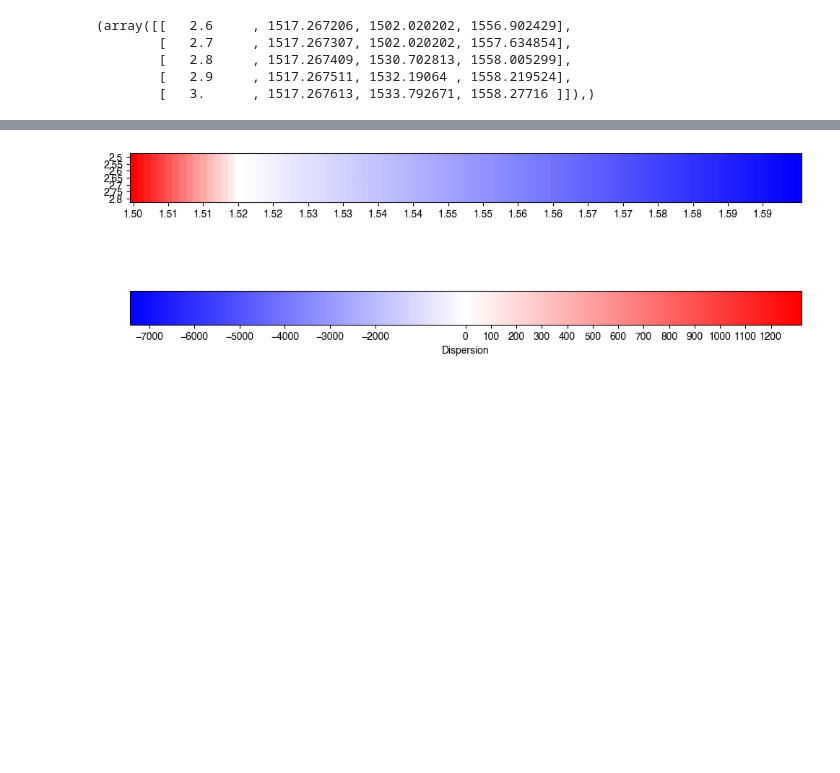
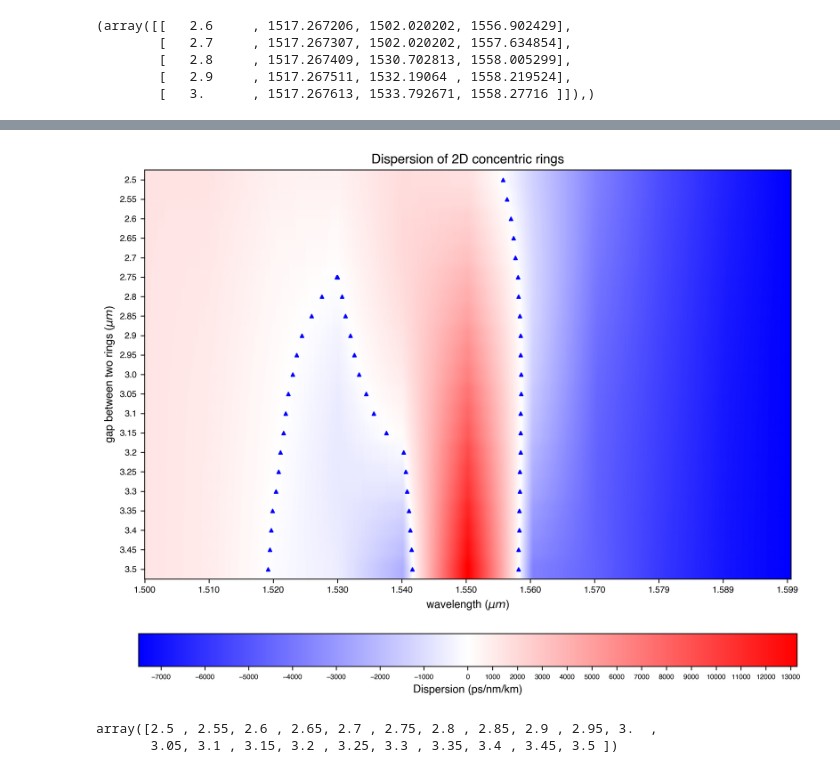
Before and after one commit to Harryxwh/SiNDispersionEngineering, a Jupyter notebook: 2D concentric rings.ipynb, the cells around one changed output, grey strips where cells are left out. Cells and saved outputs as stored; diff of their text form; code cells hidden in the pictures; blank space fills up the shorter version.

Commit message:
2D concentric and parallel rings: results extraction

```diff
--- a/2D concentric rings.ipynb
+++ b/2D concentric rings.ipynb
@@ -9,13 +4,0 @@ int(np.log10(2000)-0.5)
-# %%
-def ticks_arr(data_arr):
-    largest_divider_max = 10**int(np.log10(np.max(data_arr))-0.5)
-    ticks_arr = np.arange(largest_divider_max,
-                          int(np.max(data_arr)/largest_divider_max)*largest_divider_max,
-                          largest_divider_max)
-    if np.min(data_arr)<0:
-        largest_divider_min = 10**int(np.log10(-np.min(data_arr)))
-        nega_arr = np.arange(int(np.min(data_arr)/largest_divider_min)*largest_divider_min,
-                             -largest_divider_min, largest_divider_min)
-        ticks_arr = np.r_[nega_arr,np.array([0,]),ticks_arr]
-
-    return ticks_arr
@@ -66,6 +39,6 @@ Plot_curve(data_arr,
 # %%
-filename_D_iso = "./results/Dispersion_isolated_WG.csv"
-filename_D_coupled = "./results/Dispersion_coupled_WG.csv"
+filename_D_iso = "./results/Dispersion_isolated_WG copy.csv"
+filename_D_coupled = "./results/Dispersion_coupled_WG copy.csv"
 # %%
 df_iso = pd.read_csv(filename_D_iso)
 Y_data = ()
@@ -114,22 +83,36 @@ gap:2.80
 # %%
 from matplotlib.colors import TwoSlopeNorm
 fonttype = "Helvetica"
-fontsize = 10
+fontsize = 8
 colormap = "bwr"
-figsize  = (12,8)
+# colormap = "berlin"
+figsize  = (12,9)
 cbar_num_of_pts = 6
+norm    = TwoSlopeNorm(vmin=np.min(data_arr), vcenter=0, vmax=np.max(data_arr))
 
-norm = TwoSlopeNorm(vmin=np.min(data_arr), vcenter=0, vmax=np.max(data_arr))
+fig, ax = plt.subplots(figsize=figsize,dpi=300)
+im      = ax.imshow(data_arr,cmap= colormap,norm=norm, aspect=30)
+# ax.plot(np.arange(0,num_of_wavl_pts,1),1*np.ones(num_of_wavl_pts))
+ax.scatter(data_arr_zero_loc_list[:,0],data_arr_zero_loc_list[:,1], s=10, c='b', marker='^',)
+cbar = fig.colorbar(im, ax=ax, orientation='horizontal',
+                    shrink=0.9, pad=0.1)  # shrink: 缩放比例，pad: 间距
+cbar.set_ticks(ticks_arr(data_arr))
+cbar.ax.tick_params(labelsize=fontsize*0.8)
+# cbar.set_label(r"sgn(D) $\log_{10}$($|D|$)")
+cbar.set_label(r"Dispersion (ps/nm/km)")
 
-fig, ax = plt.subplots(figsize=figsize)
-im = ax.imshow(data_arr,cmap= colormap,norm=norm)
-cbar = fig.colorbar(im, ax=ax, orientation='horizontal',
-                    shrink=1, pad=0.2)  # shrink: 缩放比例，pad: 间距
-cbar.set_ticks(ticks_arr(data_arr))
-cbar.set_label("Dispersion")
-
-plt.xticks(np.arange(0,len(wavl_arr)-1,fold_num),wavl_arr_ticks,fontproperties = fonttype, size = fontsize)
+plt.xticks(xticks_ori,wavl_arr_ticks,fontproperties = fonttype, size = fontsize)
 plt.yticks(np.arange(0,len(gap_arr),1),gap_arr,fontproperties = fonttype, size = fontsize)
+plt.xlabel(r"wavelength ($\mu m$)")
+plt.ylabel(r"gap between two rings ($\mu m$)")
+title = "Dispersion of 2D concentric rings"
+plt.title(title)
+plt.savefig("./results/"+title+".jpg")
 plt.show()
 # %% [output]
-[figure, old version]
+[figure, new version]
+# %%
+np.linspace(2.5,3.5,21)
+# %% [output]
+array([2.5 , 2.55, 2.6 , 2.65, 2.7 , 2.75, 2.8 , 2.85, 2.9 , 2.95, 3.  ,
+       3.05, 3.1 , 3.15, 3.2 , 3.25, 3.3 , 3.35, 3.4 , 3.45, 3.5 ])
```
Also changed, not shown: parts of 8 cells of this notebook, 55 other files.
